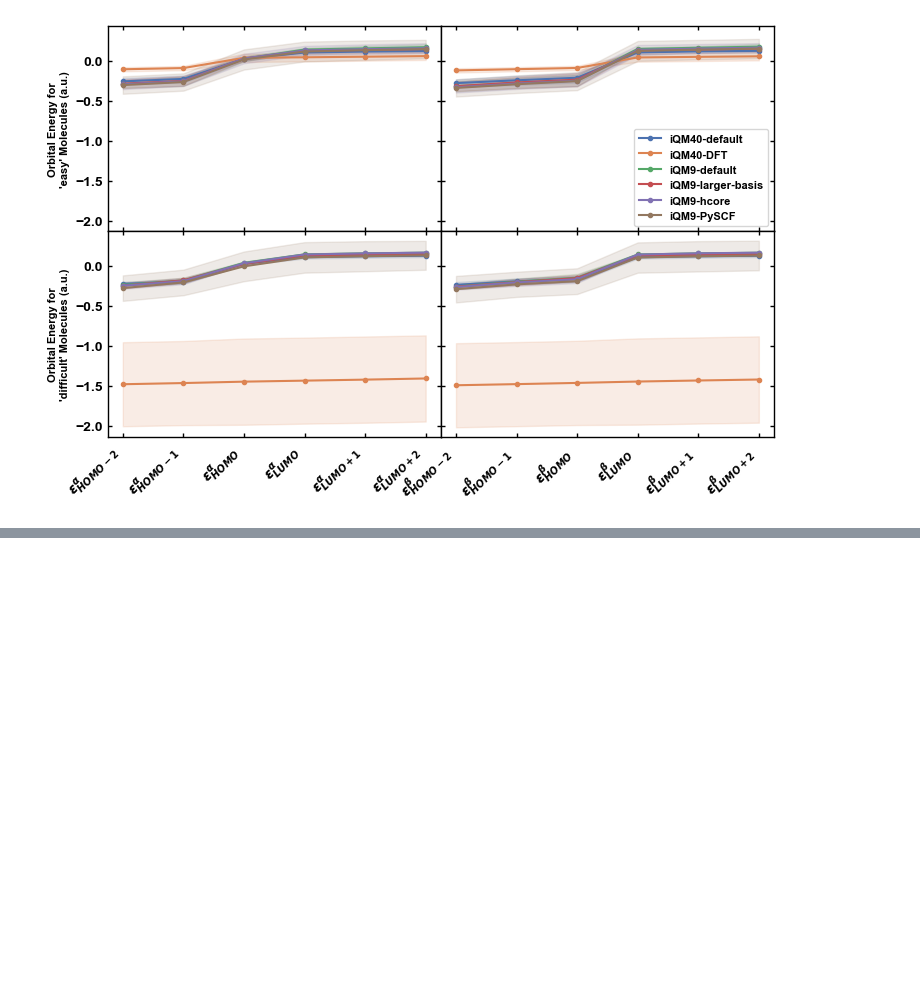
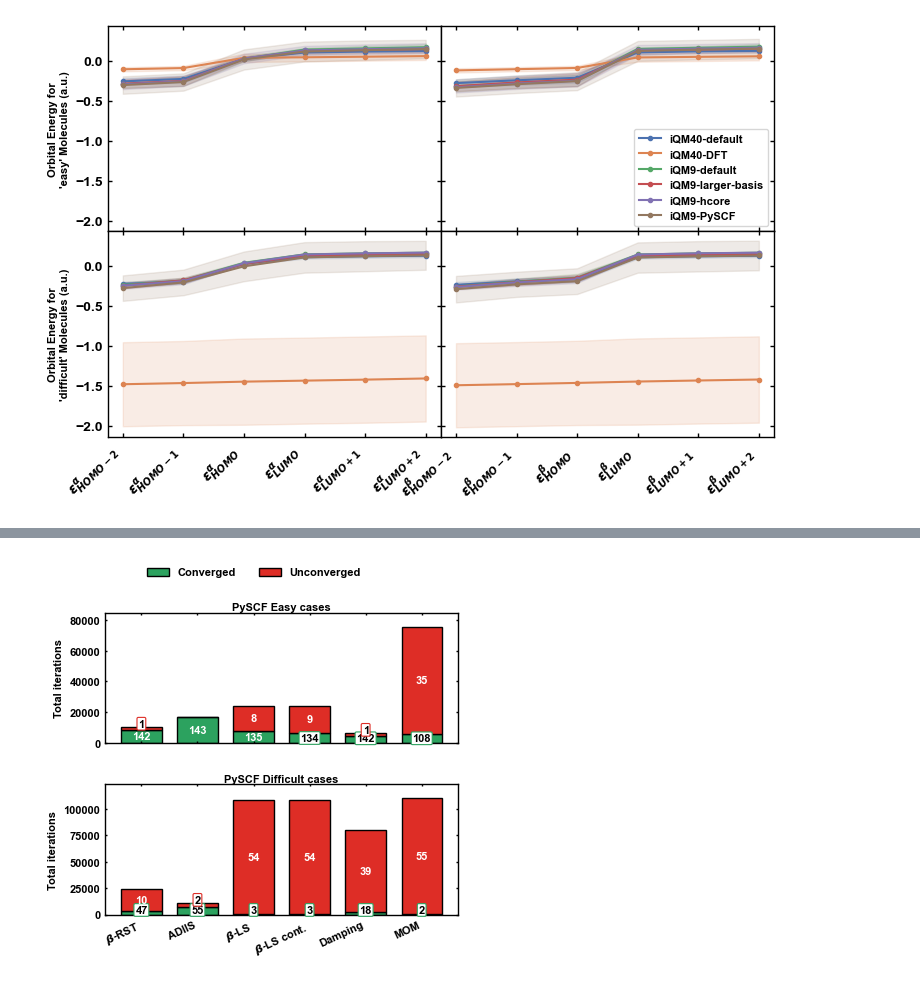
Before and after one commit to nxtloveev3/Time-Series-SCF-Convergence, a Jupyter notebook: sample_notebooks/SI_figures.ipynb, the cells around one changed output, grey strips where cells are left out. Cells and saved outputs as stored; diff of their text form; code cells hidden in the pictures; blank space fills up the shorter version.

```diff
--- a/sample_notebooks/SI_figures.ipynb
+++ b/sample_notebooks/SI_figures.ipynb
@@ -1444,0 +1639,99 @@ plt.show()
+# %%
+data_path = os.path.join(Path.cwd().parents[0], 'notebook_data', 'pyscf_beta_rst_vs_simple_remedies_summary.csv')
+summary = pd.read_csv(data_path)
+# %%
+METHOD_ORDER = ["beta_rst", "adiis", "restart_beta", "continuous_beta", "damping", "mom"]
+METHOD_LABELS = {
+    "beta_rst": r"$\beta$-RST",
+    "adiis": "ADIIS",
+    "restart_beta": r"$\beta$-LS",
+    "continuous_beta": r"$\beta$-LS cont.",
+    "damping": "Damping",
+    "mom": "MOM",
+}
+GREEN = "#2ca25f"
+RED = "#de2d26"
+
+_set_global_font()
+# %%
+def annotate(ax, x, bottom, height, count, y_max, color):
+    if count <= 0 or height <= 0:
+        return
+
+    small = height < y_max * 0.075
+    y = max(height / 2, y_max * 0.035) if bottom == 0 else bottom + height + y_max * 0.025
+
+    ax.text(
+        x,
+        y if small else bottom + height / 2,
+        str(int(count)),
+        ha="center",
+        va="center",
+        fontsize=8,
+        fontweight="bold",
+        color="black" if small else "white",
+        bbox=(
+            dict(boxstyle="round,pad=0.12", facecolor="white", edgecolor=color, linewidth=0.8)
+            if small else None
+        ),
+        zorder=5,
+    )
+
+def draw_panel(ax, case_type):
+    df = summary[summary["case_type"] == case_type].copy()
+    y_max = df["total_iterations"].max() * 1.12
+
+    for i, method in enumerate(METHOD_ORDER):
+        row = df[df["method"] == method].iloc[0]
+
+        conv_iter = float(row["converged_iterations"])
+        fail_iter = float(row["unconverged_iterations"])
+        conv_count = int(row["converged_count"])
+        fail_count = int(row["unconverged_count"])
+
+        ax.bar(i, conv_iter, width=0.72, color=GREEN, edgecolor="black", linewidth=1)
+        ax.bar(i, fail_iter, bottom=conv_iter, width=0.72, color=RED, edgecolor="black", linewidth=1)
+
+        annotate(ax, i, 0, conv_iter, conv_count, y_max, GREEN)
+        annotate(ax, i, conv_iter, fail_iter, fail_count, y_max, RED)
+
+    ax.set_title(f"PySCF {case_type} cases", fontsize=8, fontweight="bold", pad=2)
+    ax.set_ylim(0, y_max)
+    ax.set_ylabel("Total iterations", fontsize=8, fontweight="bold")
+    ax.set_xticks(np.arange(len(METHOD_ORDER)))
+    ax.set_xticklabels([METHOD_LABELS[m] for m in METHOD_ORDER], rotation=25, ha="right", fontsize=8)
+    ax.tick_params(axis="both", direction="in", width=1, length=1.5, top=True, right=True, labelsize=8)
+
+    for label in ax.get_xticklabels() + ax.get_yticklabels():
+        label.set_fontweight("bold")
+    for spine in ax.spines.values():
+        spine.set_linewidth(1)
+
+fig, axes = plt.subplots(
+    2,
+    1,
+    figsize=(4.25, 4.25),
+    sharex=True,
+    gridspec_kw={"hspace": 0.32},
+)
+
+draw_panel(axes[0], "Easy")
+draw_panel(axes[1], "Difficult")
+
+fig.legend(
+    handles=[
+        Patch(facecolor=GREEN, edgecolor="black", label="Converged"),
+        Patch(facecolor=RED, edgecolor="black", label="Unconverged"),
+    ],
+    loc="upper center",
+    bbox_to_anchor=(0.5, 1.01),
+    ncol=2,
+    frameon=False,
+    prop={"weight": "bold", "size": 8},
+)
+
+fig.subplots_adjust(left=0.15, right=0.98, top=0.88, bottom=0.17)
+fig.savefig('Figure_S11.pdf', dpi=600)
+plt.show()
+# %% [output]
+[figure, added]
```
Also changed, not shown: parts of 18 cells of this notebook, 1 other file.
